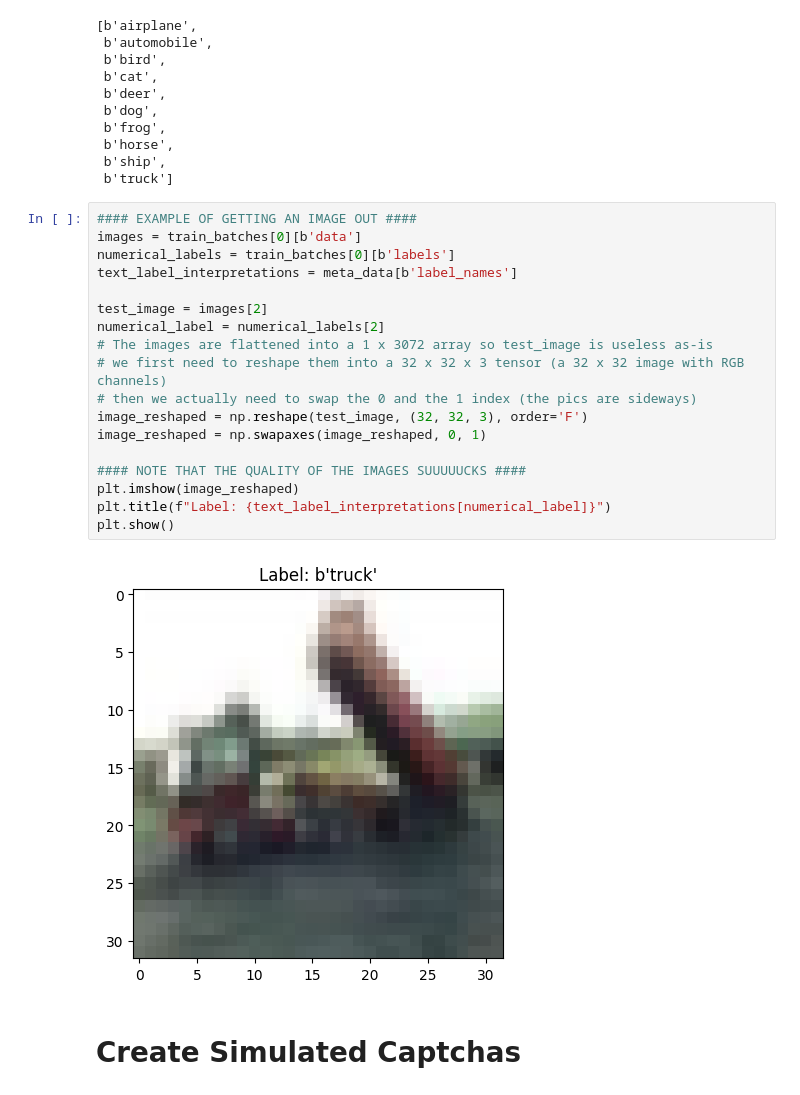
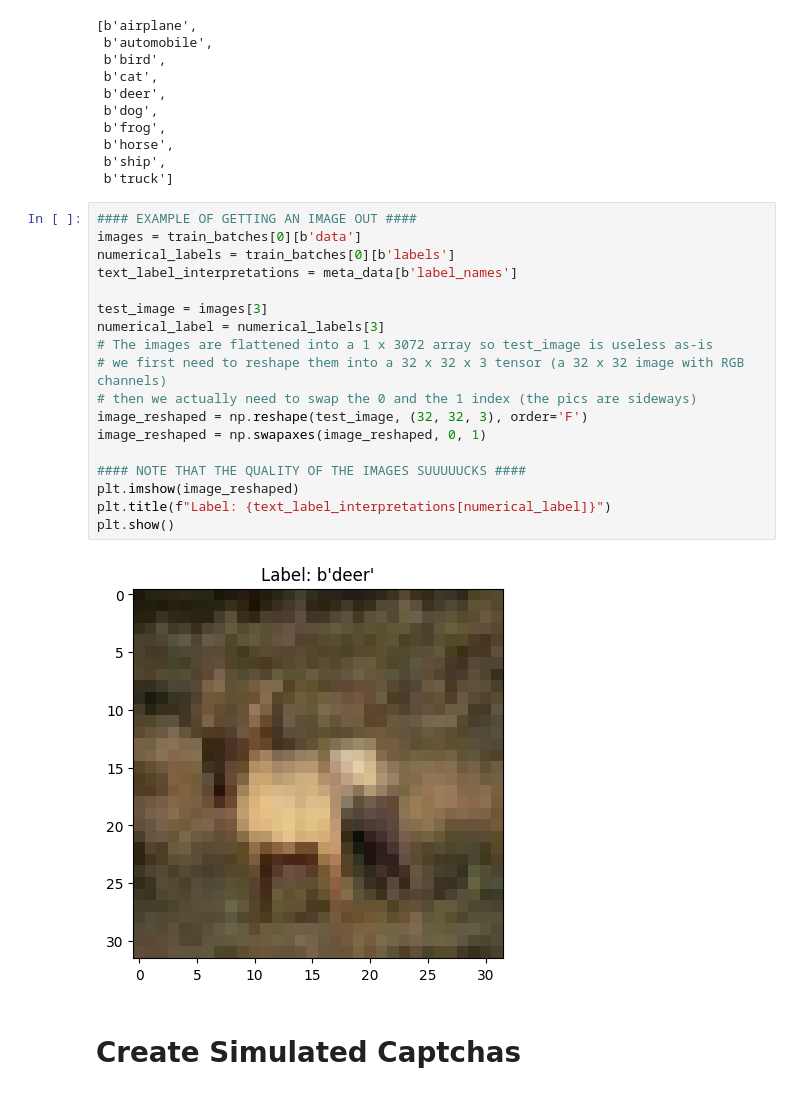
Before and after one commit to brivance/captcha_recognition, a Jupyter notebook: Final_Project474.ipynb, the cells around one changed output. Drawn from its saved outputs; the diff is of its cells as text.

```diff
--- a/Final_Project474.ipynb
+++ b/Final_Project474.ipynb
@@ -186,23 +180,23 @@ meta_data[b'label_names']
 # %%
 #### EXAMPLE OF GETTING AN IMAGE OUT ####
 images = train_batches[0][b'data']
 numerical_labels = train_batches[0][b'labels']
 text_label_interpretations = meta_data[b'label_names']
 
-test_image = images[2]
-numerical_label = numerical_labels[2]
+test_image = images[3]
+numerical_label = numerical_labels[3]
 # The images are flattened into a 1 x 3072 array so test_image is useless as-is
 # we first need to reshape them into a 32 x 32 x 3 tensor (a 32 x 32 image with RGB channels)
 # then we actually need to swap the 0 and the 1 index (the pics are sideways)
 image_reshaped = np.reshape(test_image, (32, 32, 3), order='F')
 image_reshaped = np.swapaxes(image_reshaped, 0, 1)
 
 #### NOTE THAT THE QUALITY OF THE IMAGES SUUUUUCKS ####
 plt.imshow(image_reshaped)
 plt.title(f"Label: {text_label_interpretations[numerical_label]}")
 plt.show()
 # %% [output]
-[figure, old version]
+[figure, new version]
 # %% [markdown]
 # Create Simulated Captchas
 # %% [markdown]
```
Also changed, not shown: parts of 16 cells of this notebook.
